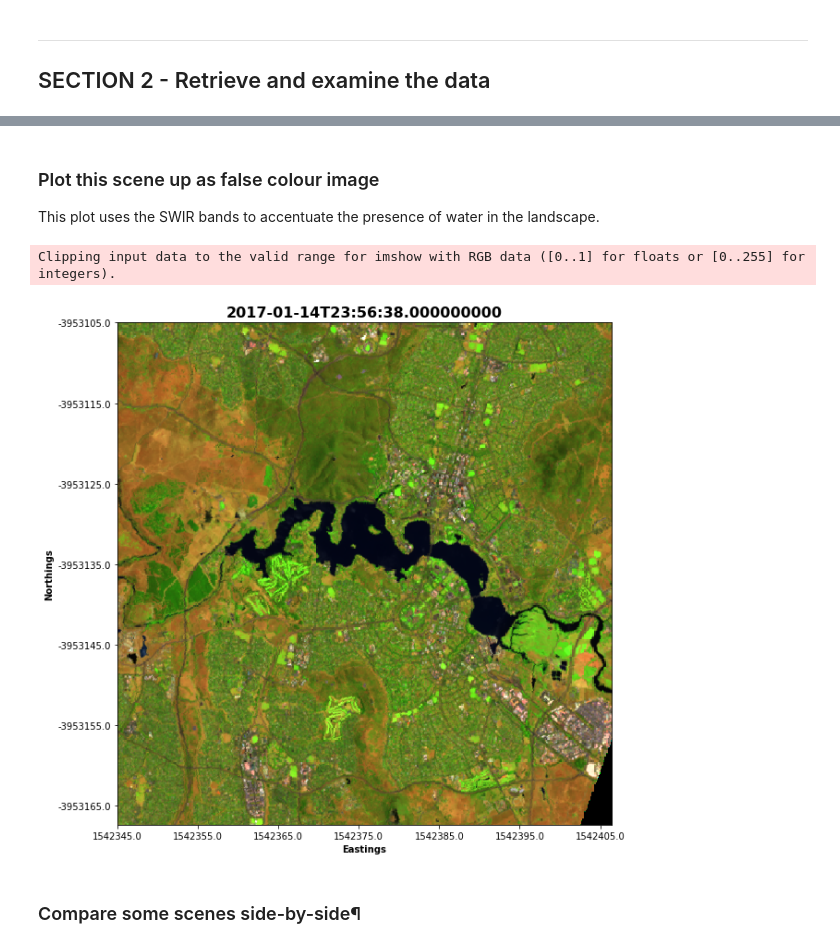
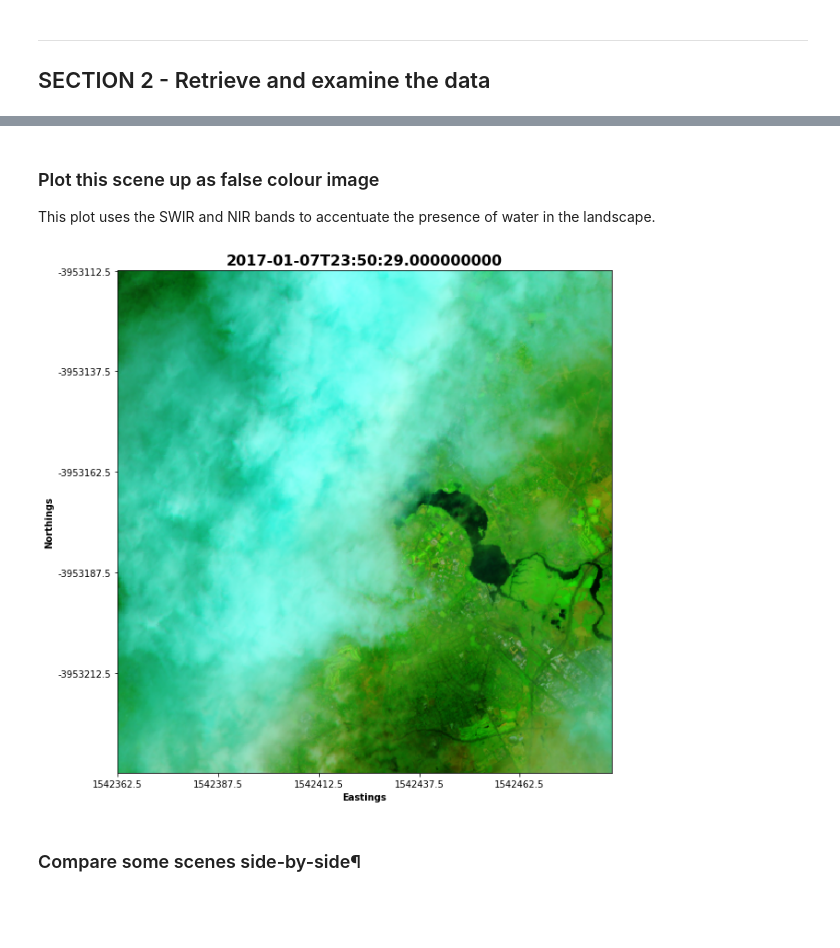
Before and after one commit to senani/digitalearthau, a Jupyter notebook: docs/Landsats/GettingStartedWithLandSats5-7-8.ipynb, the cells around one changed output, grey strips where cells are left out. Cells and saved outputs as stored; diff of their text form; code cells hidden in the pictures; blank space fills up the shorter version.

```diff
--- a/docs/Landsats/GettingStartedWithLandSats5-7-8.ipynb
+++ b/docs/Landsats/GettingStartedWithLandSats5-7-8.ipynb
@@ -373,8 +409,5 @@ To load in the Sentinel data, we have a number of options we can use in building
 query = {
         'lat': (-35.25, -35.35),
         'lon': (149.05, 149.17),
-        'output_crs': 'EPSG:3577',
-        'resolution': (-10, 10),
         'time':('2017-01-01', '2017-02-15')
         }
-Canberra = dc.load(product='ls8_nbar_albers', group_by='solar_day', **query)
@@ -405,0 +436,2 @@ Attributes:
+# %%
+ds = dc.load(product='ls8_nbar_albers', group_by='solar_day', **query)
@@ -487,11 +619,10 @@ Clipping input data to the valid range for imshow with RGB data ([0..1] for floa
 # %% [markdown]
 ### Plot this scene up as false colour image
-This plot uses the SWIR bands to accentuate the presence of water in the landscape.
+This plot uses the SWIR and NIR bands to accentuate the presence of water in the landscape.
 # %%
-#DEAPlotting.three_band_image(Canberra, bands = ['swir1','nir', 'green'], time = 1)
-three_band_image(Canberra, bands = ['swir1','nir', 'green'], time = 1)
+#DEAPlotting.three_band_image(ds, bands = ['swir1','nir', 'green'], time = 1)
+three_band_image(ds, bands = ['swir1','nir', 'green'], time = 0)
 # %% [output]
-Clipping input data to the valid range for imshow with RGB data ([0..1] for floats or [0..255] for integers).
-[figure, old version]
+[figure, new version]
 # %% [markdown]
 ### Compare some scenes side-by-side¶
```
Also changed, not shown: parts of 38 cells of this notebook.
